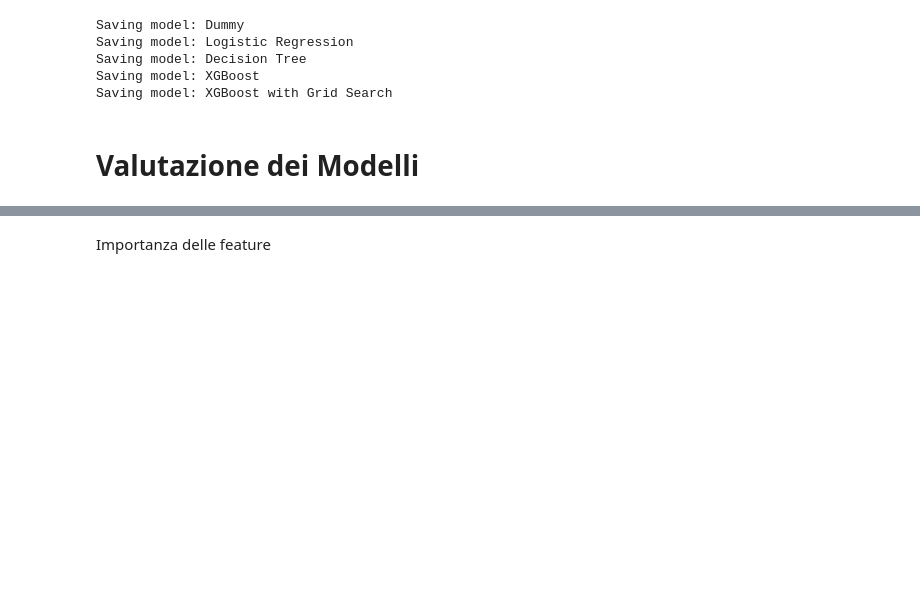
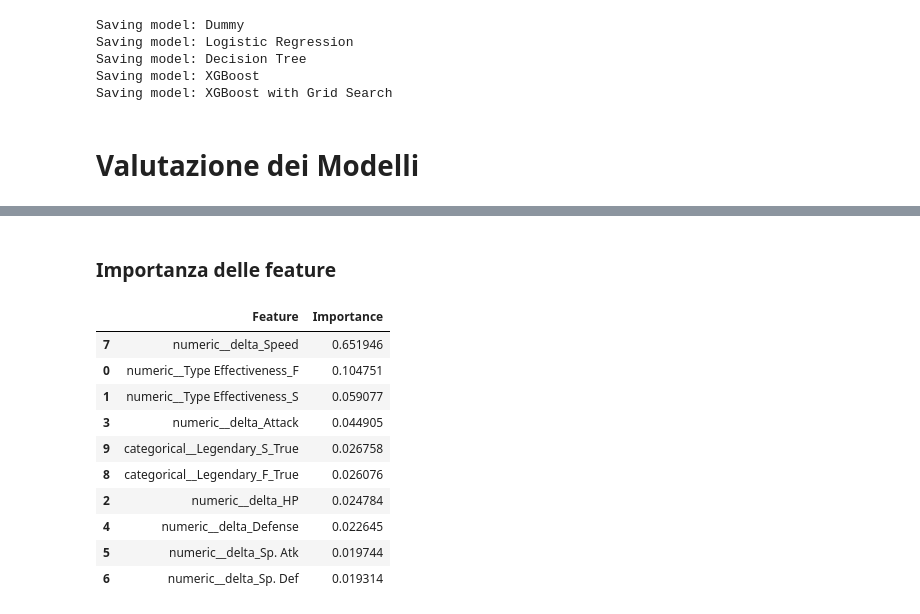
Before and after one commit to Fuwuffyi/Pokemon-DataIntensive2025, a Jupyter notebook: main.ipynb, the cells around one changed output, grey strips where cells are left out. Cells and saved outputs as stored; diff of their text form; code cells hidden in the pictures; blank space fills up the shorter version.

```diff
--- a/main.ipynb
+++ b/main.ipynb
@@ -477,2 +488,21 @@ ROC AUC Score: 0.9904
 # %% [markdown]
-Importanza delle feature
+### Importanza delle feature
+# %%
+importances: XGBClassifier = xgboost_model.named_steps['xgboost']
+importances = importances.feature_importances_
+features = column_encoder.set_output(transform='pandas').fit_transform(data_transformer.set_output(transform='pandas').fit_transform(X_train)).columns
+feature_importance = pd.DataFrame({'Feature': features, 'Importance': importances})
+feature_importance = feature_importance.sort_values('Importance', ascending=False)
+feature_importance
+# %% [output]
+|  | Feature | Importance |
+| 7 | numeric__delta_Speed | 0.651946 |
+| 0 | numeric__Type Effectiveness_F | 0.104751 |
+| 1 | numeric__Type Effectiveness_S | 0.059077 |
+| 3 | numeric__delta_Attack | 0.044905 |
+| 9 | categorical__Legendary_S_True | 0.026758 |
+| 8 | categorical__Legendary_F_True | 0.026076 |
+| 2 | numeric__delta_HP | 0.024784 |
+| 4 | numeric__delta_Defense | 0.022645 |
+| 5 | numeric__delta_Sp. Atk | 0.019744 |
+| 6 | numeric__delta_Sp. Def | 0.019314 |
```
Also changed, not shown: parts of 12 cells of this notebook, 1 other file.
